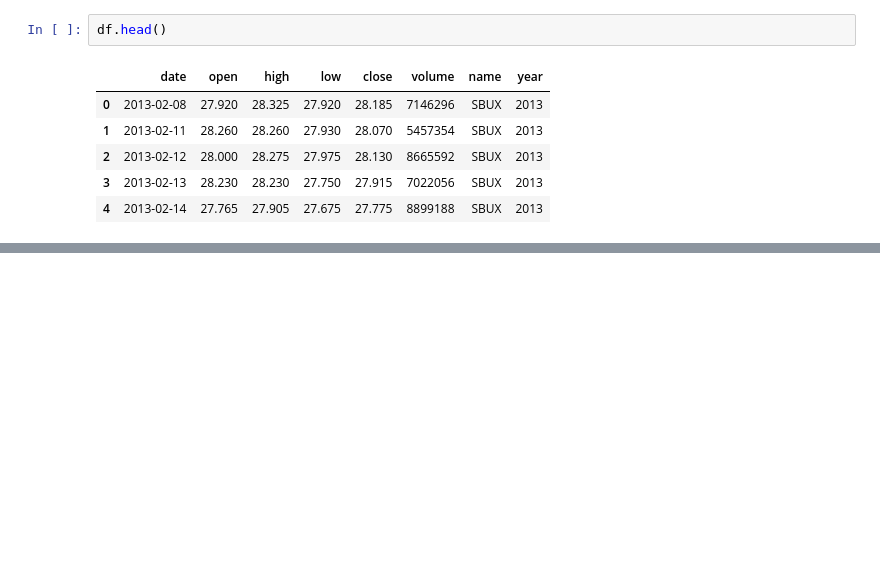
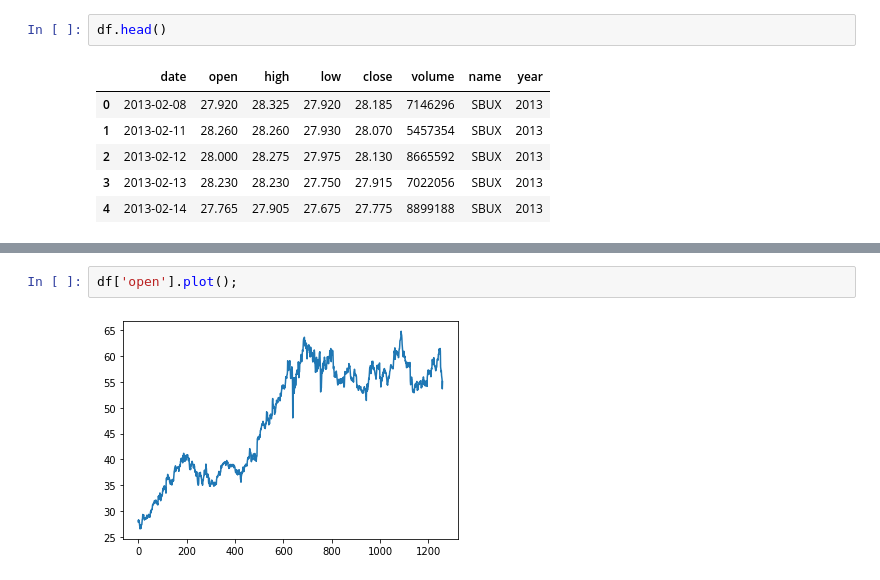
Before and after one commit to redboycode/udemycourses, a Jupyter notebook: lazy_prog_numpy/Pandas_intro.ipynb, the cells around one changed output, grey strips where cells are left out. Cells and saved outputs as stored; diff of their text form; blank space fills up the shorter version.

```diff
--- a/lazy_prog_numpy/Pandas_intro.ipynb
+++ b/lazy_prog_numpy/Pandas_intro.ipynb
@@ -338,0 +345,4 @@ df.head()
+# %%
+df['open'].plot();
+# %% [output]
+[figure, added]
```
Also changed, not shown: parts of 6 cells of this notebook.
